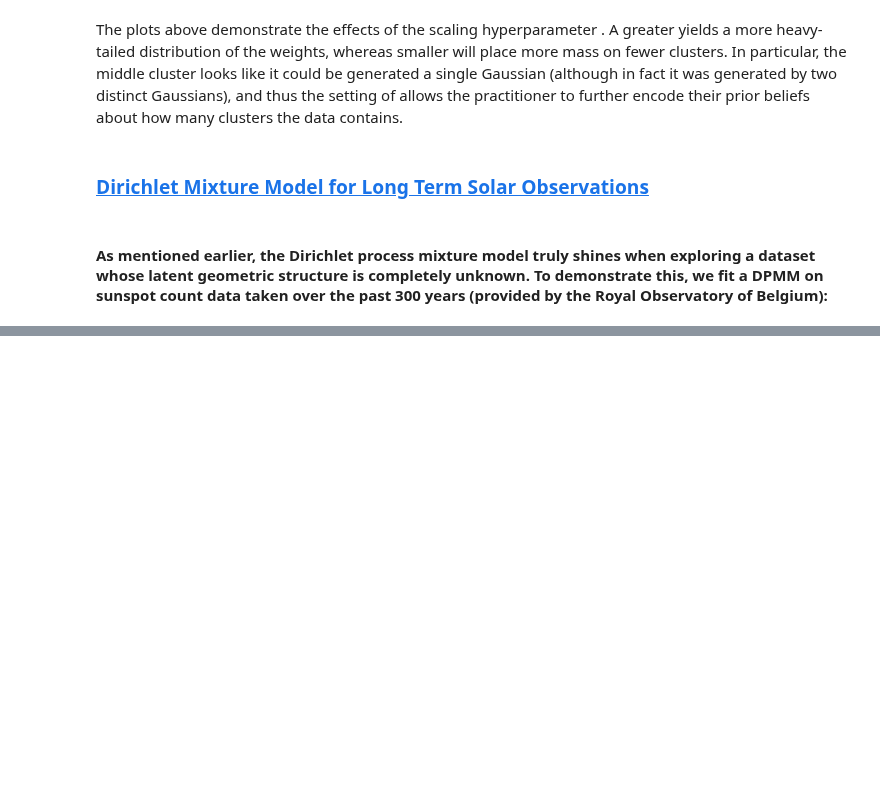
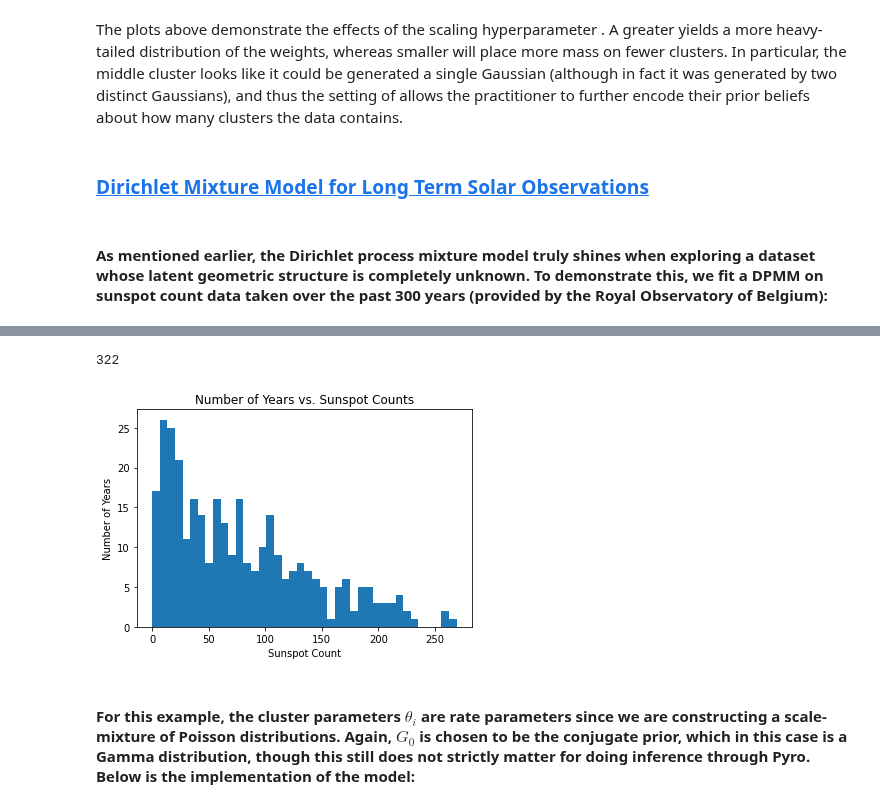
Before and after one commit to drclab/GP_VAE, a Jupyter notebook: drclab/Pyro/svi_DPM.ipynb, the cells around one changed output, grey strips where cells are left out. Saved outputs shown, nothing was run; the diff lists cells and outputs as text; code cells hidden in the pictures; blank space fills up the shorter version.

Commit message:
Sunspot

```diff
--- a/drclab/Pyro/svi_DPM.ipynb
+++ b/drclab/Pyro/svi_DPM.ipynb
@@ -150,3 +150,7 @@ The plots above demonstrate the effects of the scaling hyperparameter . A greate
 ### [Dirichlet Mixture Model for Long Term Solar Observations](http://pyro.ai/examples/dirichlet_process_mixture.html#Dirichlet-Mixture-Model-for-Long-Term-Solar-Observations)
 # %% [markdown]
 #### As mentioned earlier, the Dirichlet process mixture model truly shines when exploring a dataset whose latent geometric structure is completely unknown. To demonstrate this, we fit a DPMM on sunspot count data taken over the past 300 years (provided by the Royal Observatory of Belgium):
+# %%
+data_url = 'http://www.sidc.be/silso/DATA/SN_y_tot_V2.0.csv'
+# %%
+df = pd.read_csv(data_url, sep=';', names=['time', 'sunspot.year'], usecols=[0, 1])
@@ -152,0 +170,15 @@ The plots above demonstrate the effects of the scaling hyperparameter . A greate
+# %%
+N = data.shape[0]
+N
+# %% [output]
+322
+# %%
+plt.hist(df['sunspot.year'].values, bins=40)
+plt.title("Number of Years vs. Sunspot Counts")
+plt.xlabel("Sunspot Count")
+plt.ylabel("Number of Years")
+plt.show()
+# %% [output]
+[figure, added]
+# %% [markdown]
+#### For this example, the cluster parameters $\theta_i$ are rate parameters since we are constructing a scale-mixture of Poisson distributions. Again, $G_0$ is chosen to be the conjugate prior, which in this case is a Gamma distribution, though this still does not strictly matter for doing inference through Pyro. Below is the implementation of the model:
```
Also changed, not shown: parts of 2 cells of this notebook.
